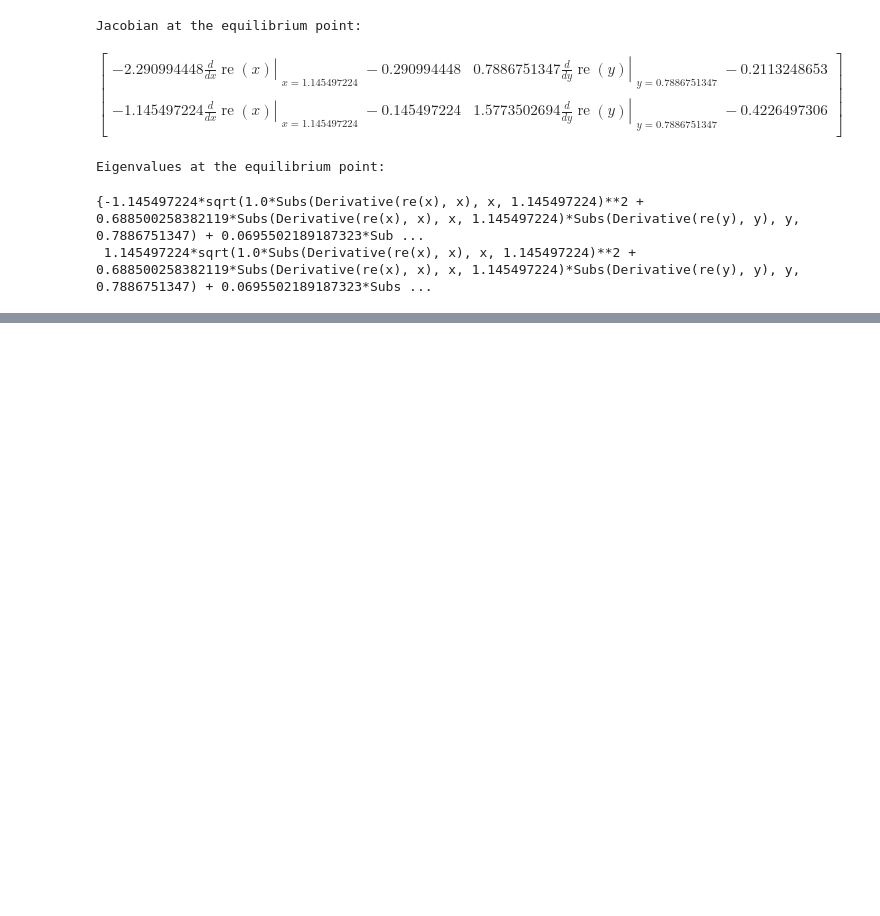
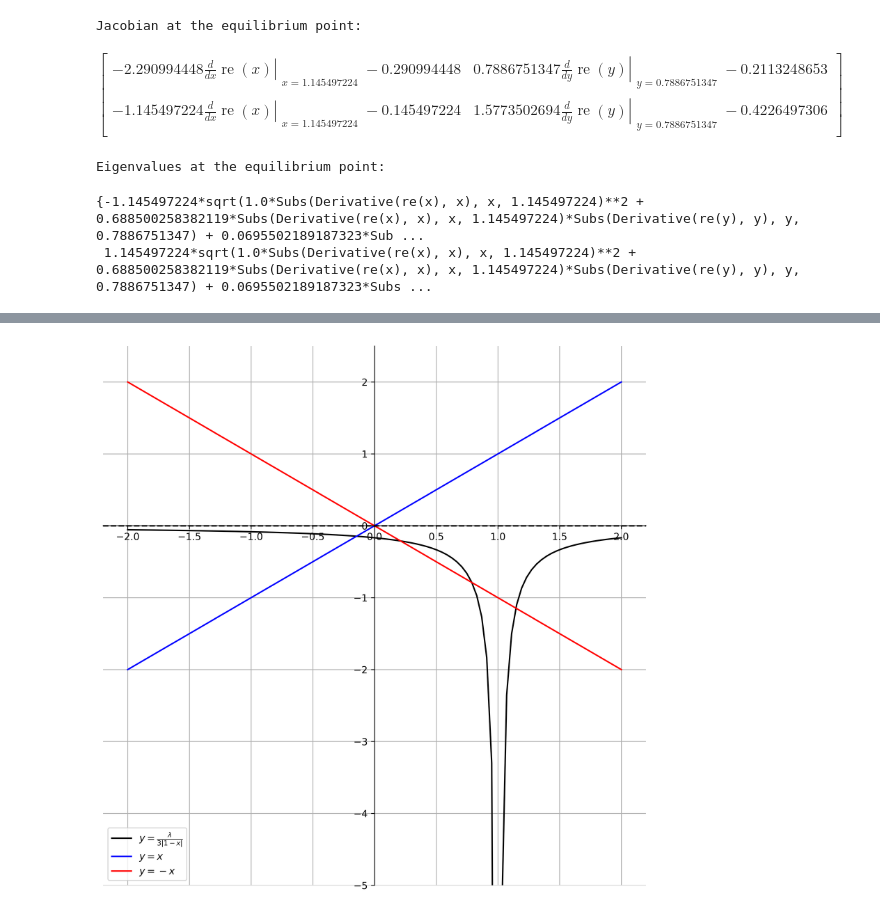
Before and after one commit to damiskov/gulf-stream-modelling, a Jupyter notebook: three_box/equilibria_solutions.ipynb, the cells around one changed output, grey strips where cells are left out. Drawn from its saved outputs; the diff is of its cells as text; code cells hidden in the pictures; blank space fills up the shorter version.

Commit message:
added equilibria plots

```diff
--- a/three_box/equilibria_solutions.ipynb
+++ b/three_box/equilibria_solutions.ipynb
@@ -165,0 +168,43 @@ plt.savefig('equilibria_solutions.png', dpi=600)
+# %%
+# plot y = 1/|1-x| and y = x. No change in figure size. Simple matplotlib plot.
+import numpy as np
+import matplotlib.pyplot as plt
+
+lambda_ = -0.5
+x = np.linspace(-2, 2, 100)
+y1 = lambda_/(3*np.abs(1-x))
+y2 = x
+y3 = -x
+
+plt.figure(figsize=(10,10))
+plt.plot(x, y1, label=r'$y = \frac{\lambda}{3|1-x|}$', color='black')
+plt.plot(x, y2, label=r'$y = x$', color="blue")
+plt.plot(x, -y2, label=r'$y = -x$', color="red")
+plt.axhline(y=0, color='black', linestyle='--')
+plt.legend()
+plt.grid()
+
+
+# Move y-axis to origin
+ax = plt.gca() # gca stands for 'get current axis'
+ax.spines['left'].set_position('zero')
+
+# Remove top and right spines
+ax.spines['top'].set_visible(False)
+ax.spines['right'].set_visible(False)
+
+# move bottom in line with y=0
+ax.spines['bottom'].set_position('zero')
+
+# Set y-axis limit to 2.5, -5
+
+plt.ylim(-5, 2.5)
+
+
+plt.rcParams['figure.dpi'] = 600
+
+
+
+plt.show()
+# %% [output]
+[figure, added]
```
Also changed, not shown: parts of 2 cells of this notebook, 11 other files.
